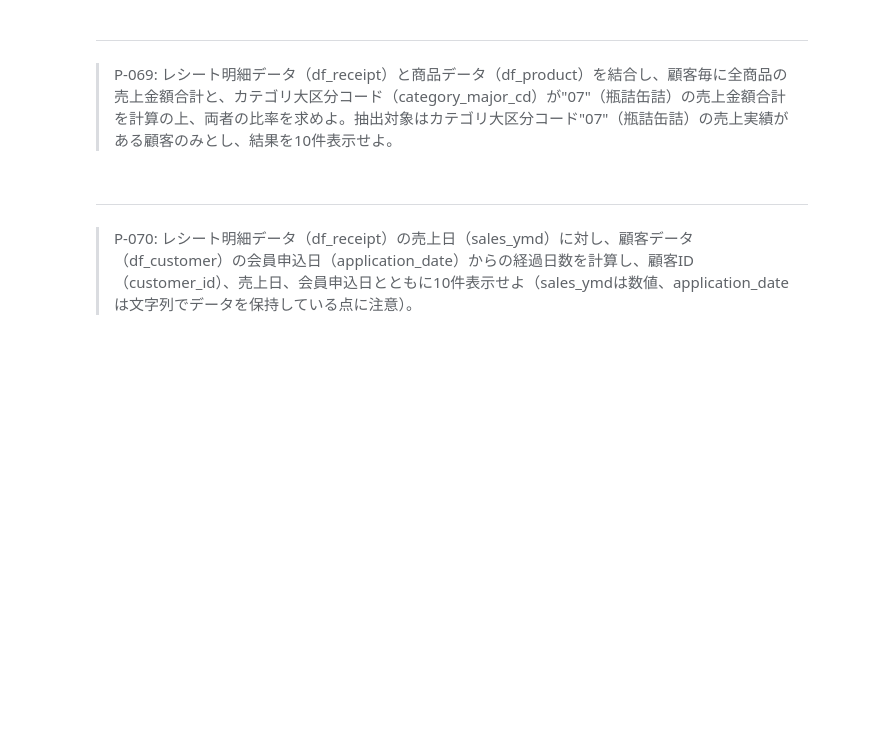
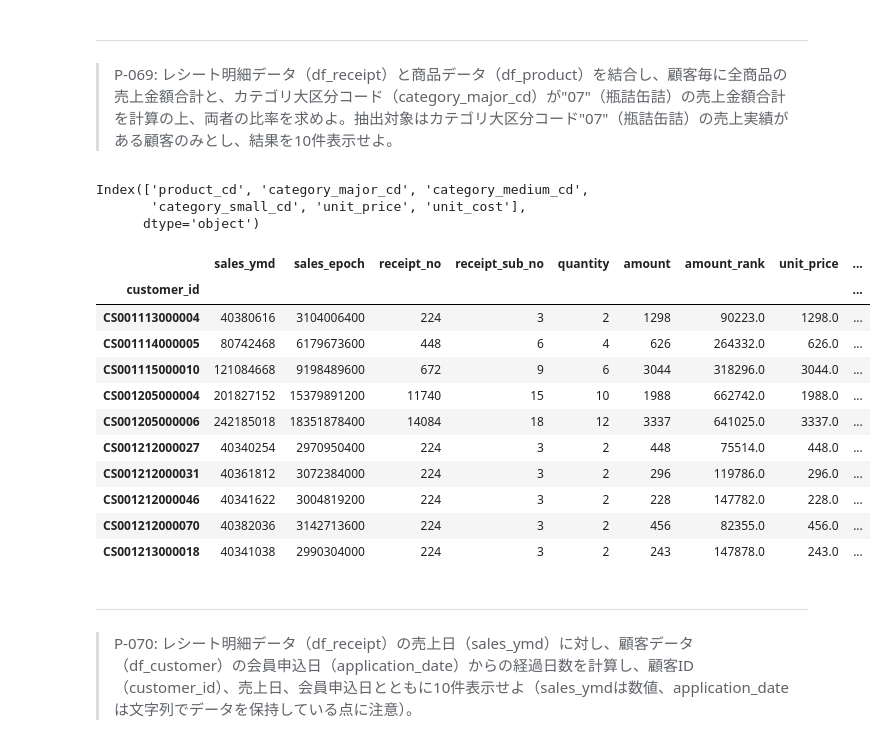
Before and after one commit to kichimura60/100knock, a Jupyter notebook: docker/work/preprocess_knock_Python.ipynb, the cells around one changed output. Drawn from its saved outputs; the diff is of its cells as text; code cells hidden in the pictures; blank space fills up the shorter version.

```diff
--- a/docker/work/preprocess_knock_Python.ipynb
+++ b/docker/work/preprocess_knock_Python.ipynb
@@ -405,8 +405,14 @@ df_customer.sort_values("birth_day", ascending=False).head(10)
 ---
 > P-019: レシート明細データ（df_receipt）に対し、1件あたりの売上金額（amount）が高い順にランクを付与し、先頭から10件表示せよ。項目は顧客ID（customer_id）、売上金額（amount）、付与したランクを表示させること。なお、売上金額（amount）が等しい場合は同一順位を付与するものとする。
 # %%
-df_receipt["amount_rank"] = df_receipt.rank(ascending=False)["amount"]
-df_receipt[['customer_id', 'amount', 'amount_rank']].head(10)
+# df_receipt["amount_rank"] = df_receipt.rank(ascending=False)["amount"]
+# df_receipt[['customer_id', 'amount', 'amount_rank']].head(10)
+(
+    df_receipt
+    .assign(amount_rank = df_receipt.rank(ascending=False)["amount"])
+    [['customer_id', 'amount', 'amount_rank']]
+    .head(10)
+)
 # %% [output]
 |  | customer_id | amount | amount_rank |
 | 0 | CS006214000001 | 158 | 55726.0 |
@@ -423,8 +429,14 @@ df_receipt[['customer_id', 'amount', 'amount_rank']].head(10)
 ---
 > P-020: レシート明細データ（df_receipt）に対し、1件あたりの売上金額（amount）が高い順にランクを付与し、先頭から10件表示せよ。項目は顧客ID（customer_id）、売上金額（amount）、付与したランクを表示させること。なお、売上金額（amount）が等しい場合でも別順位を付与すること。
 # %%
-df_receipt["amount_rank"] = df_receipt.rank(method='first',ascending=False)["amount"]
-df_receipt[['customer_id', 'amount', 'amount_rank']].head(10)
+# df_receipt["amount_rank"] = df_receipt.rank(method='first',ascending=False)["amount"]
+# df_receipt[['customer_id', 'amount', 'amount_rank']].head(10)
+(
+    df_receipt
+    .assign(amount_rank = df_receipt.rank(method='first',ascending=False)["amount"])
+    [['customer_id', 'amount', 'amount_rank']]
+    .head(10)
+)
 # %% [output]
 |  | customer_id | amount | amount_rank |
 | 0 | CS006214000001 | 158 | 55059.0 |
@@ -1471,6 +1705,39 @@ TIPS:
 # %% [markdown]
 ---
 > P-069: レシート明細データ（df_receipt）と商品データ（df_product）を結合し、顧客毎に全商品の売上金額合計と、カテゴリ大区分コード（category_major_cd）が"07"（瓶詰缶詰）の売上金額合計を計算の上、両者の比率を求めよ。抽出対象はカテゴリ大区分コード"07"（瓶詰缶詰）の売上実績がある顧客のみとし、結果を10件表示せよ。
+# %%
+df_product.columns
+# %% [output]
+Index(['﻿product_cd', 'category_major_cd', 'category_medium_cd',
+       'category_small_cd', 'unit_price', 'unit_cost'],
+      dtype='object')
+# %%
+df_product.rename(columns={'\ufeffproduct_cd': 'product_cd'}, inplace=True)
+# df_product['product_cd']
+# %%
+(
+    df_receipt
+    .merge(df_product, on='product_cd', how='inner')
+    .assign(amount_07 = lambda x: x['amount']*(x['category_major_cd']=="07"))
+    .groupby('customer_id')
+    .sum(numeric_only=True)
+    .query('amount_07 > 0')
+    .assign(amount_ratio_07 = lambda x: x['amount_07']/x['amount'])
+    .head(10)
+)
+# %% [output]
+|  | sales_ymd | sales_epoch | receipt_no | receipt_sub_no | quantity | amount | amount_rank | unit_price | ... |
+| customer_id |  |  |  |  |  |  |  |  | ... |
+| CS001113000004 | 40380616 | 3104006400 | 224 | 3 | 2 | 1298 | 90223.0 | 1298.0 | ... |
+| CS001114000005 | 80742468 | 6179673600 | 448 | 6 | 4 | 626 | 264332.0 | 626.0 | ... |
+| CS001115000010 | 121084668 | 9198489600 | 672 | 9 | 6 | 3044 | 318296.0 | 3044.0 | ... |
+| CS001205000004 | 201827152 | 15379891200 | 11740 | 15 | 10 | 1988 | 662742.0 | 1988.0 | ... |
+| CS001205000006 | 242185018 | 18351878400 | 14084 | 18 | 12 | 3337 | 641025.0 | 3337.0 | ... |
+| CS001212000027 | 40340254 | 2970950400 | 224 | 3 | 2 | 448 | 75514.0 | 448.0 | ... |
+| CS001212000031 | 40361812 | 3072384000 | 224 | 3 | 2 | 296 | 119786.0 | 296.0 | ... |
+| CS001212000046 | 40341622 | 3004819200 | 224 | 3 | 2 | 228 | 147782.0 | 228.0 | ... |
+| CS001212000070 | 40382036 | 3142713600 | 224 | 3 | 2 | 456 | 82355.0 | 456.0 | ... |
+| CS001213000018 | 40341038 | 2990304000 | 224 | 3 | 2 | 243 | 147878.0 | 243.0 | ... |
 # %% [markdown]
 ---
 > P-070: レシート明細データ（df_receipt）の売上日（sales_ymd）に対し、顧客データ（df_customer）の会員申込日（application_date）からの経過日数を計算し、顧客ID（customer_id）、売上日、会員申込日とともに10件表示せよ（sales_ymdは数値、application_dateは文字列でデータを保持している点に注意）。
```
Also changed, not shown: parts of 11 cells of this notebook.
